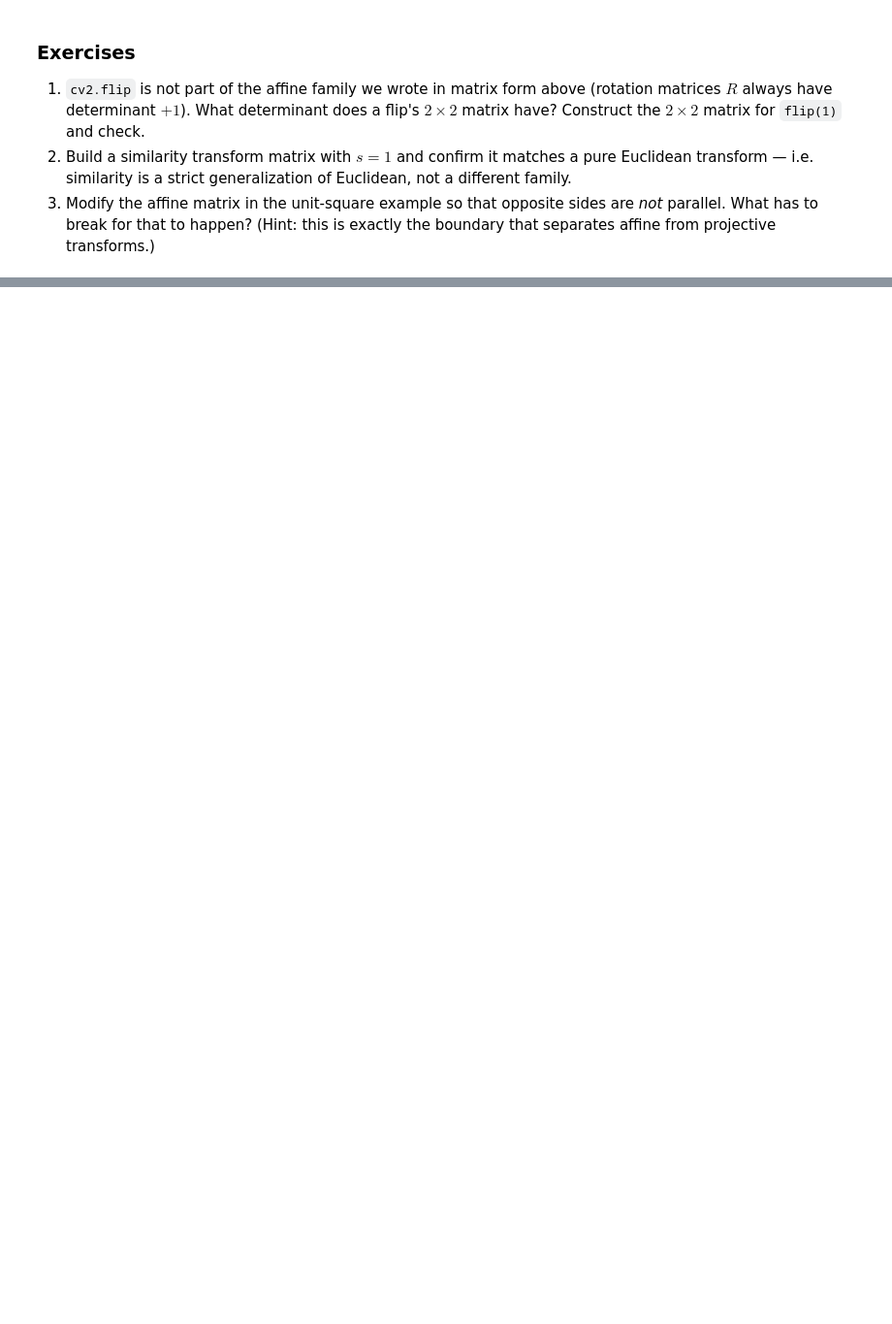
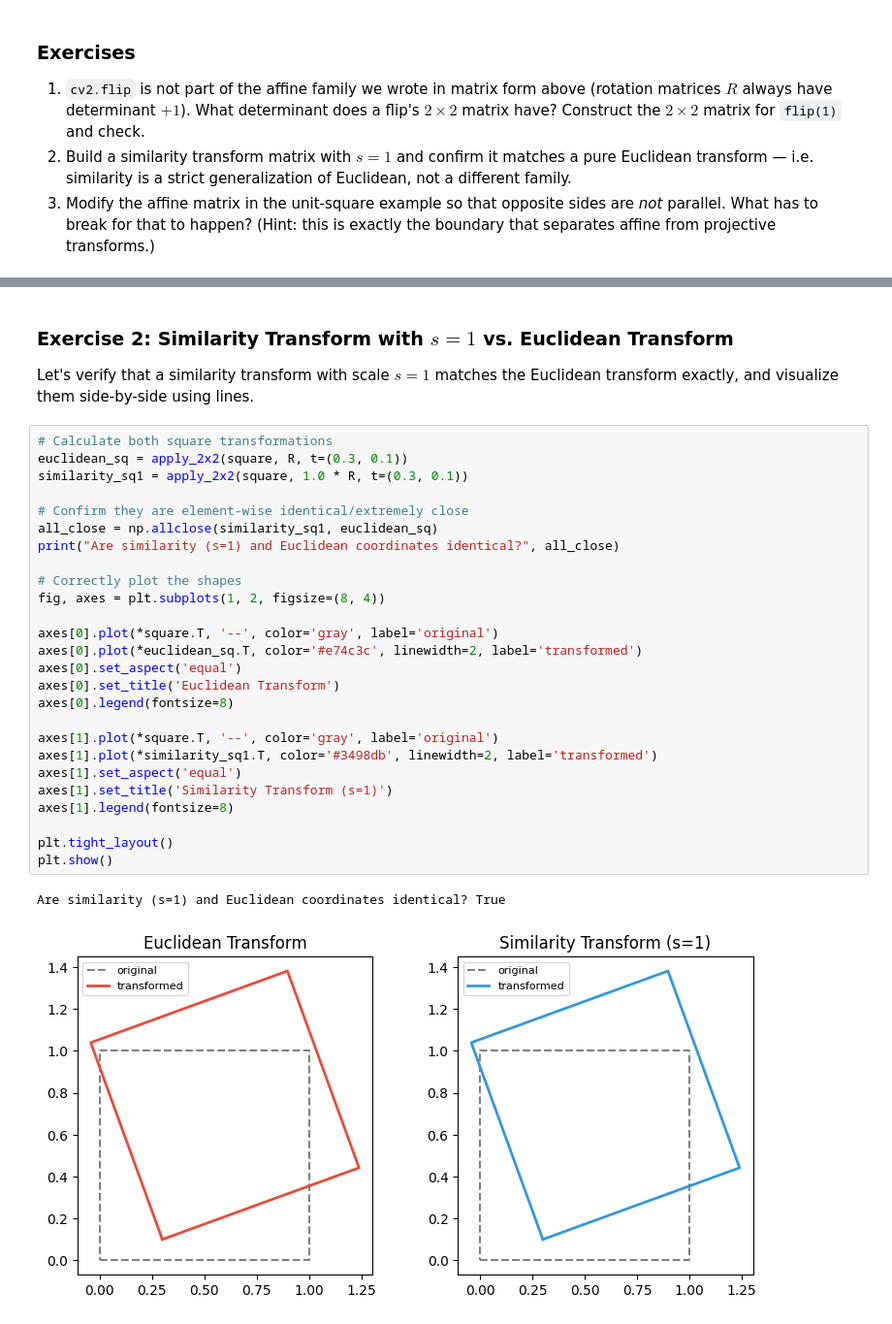
Before and after one commit to NamNguyen511/interactive-coding-challenges, a Jupyter notebook: cvintro/notebooks/lesson08_geometric_transformations.ipynb, the cells around one changed output, grey strips where cells are left out. Shown at 97% size. Drawn from its saved outputs; the diff is of its cells as text; blank space fills up the shorter version.

```diff
--- a/cvintro/notebooks/lesson08_geometric_transformations.ipynb
+++ b/cvintro/notebooks/lesson08_geometric_transformations.ipynb
@@ -212,0 +279,33 @@ This animation shows the warp distorting the photo, then the recovered transform
+# %% [markdown]
+### Exercise 2: Similarity Transform with $s=1$ vs. Euclidean Transform
+
+Let's verify that a similarity transform with scale $s=1$ matches the Euclidean transform exactly, and visualize them side-by-side using lines.
+# %%
+# Calculate both square transformations
+euclidean_sq = apply_2x2(square, R, t=(0.3, 0.1))
+similarity_sq1 = apply_2x2(square, 1.0 * R, t=(0.3, 0.1))
+
+# Confirm they are element-wise identical/extremely close
+all_close = np.allclose(similarity_sq1, euclidean_sq)
+print("Are similarity (s=1) and Euclidean coordinates identical?", all_close)
+
+# Correctly plot the shapes
+fig, axes = plt.subplots(1, 2, figsize=(8, 4))
+
+axes[0].plot(*square.T, '--', color='gray', label='original')
+axes[0].plot(*euclidean_sq.T, color='#e74c3c', linewidth=2, label='transformed')
+axes[0].set_aspect('equal')
+axes[0].set_title('Euclidean Transform')
+axes[0].legend(fontsize=8)
+
+axes[1].plot(*square.T, '--', color='gray', label='original')
+axes[1].plot(*similarity_sq1.T, color='#3498db', linewidth=2, label='transformed')
+axes[1].set_aspect('equal')
+axes[1].set_title('Similarity Transform (s=1)')
+axes[1].legend(fontsize=8)
+
+plt.tight_layout()
+plt.show()
+# %% [output]
+Are similarity (s=1) and Euclidean coordinates identical? True
+[figure, added]
```
Also changed, not shown: parts of 9 cells of this notebook.
